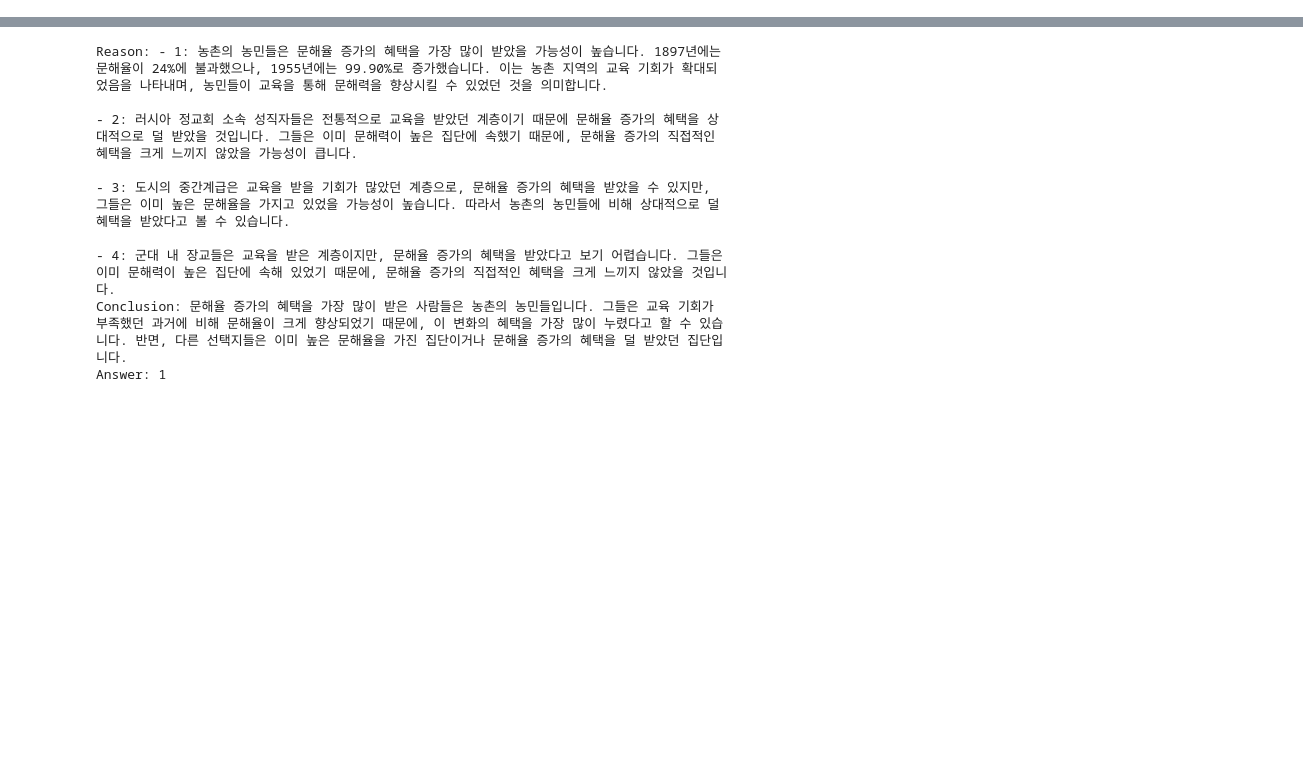
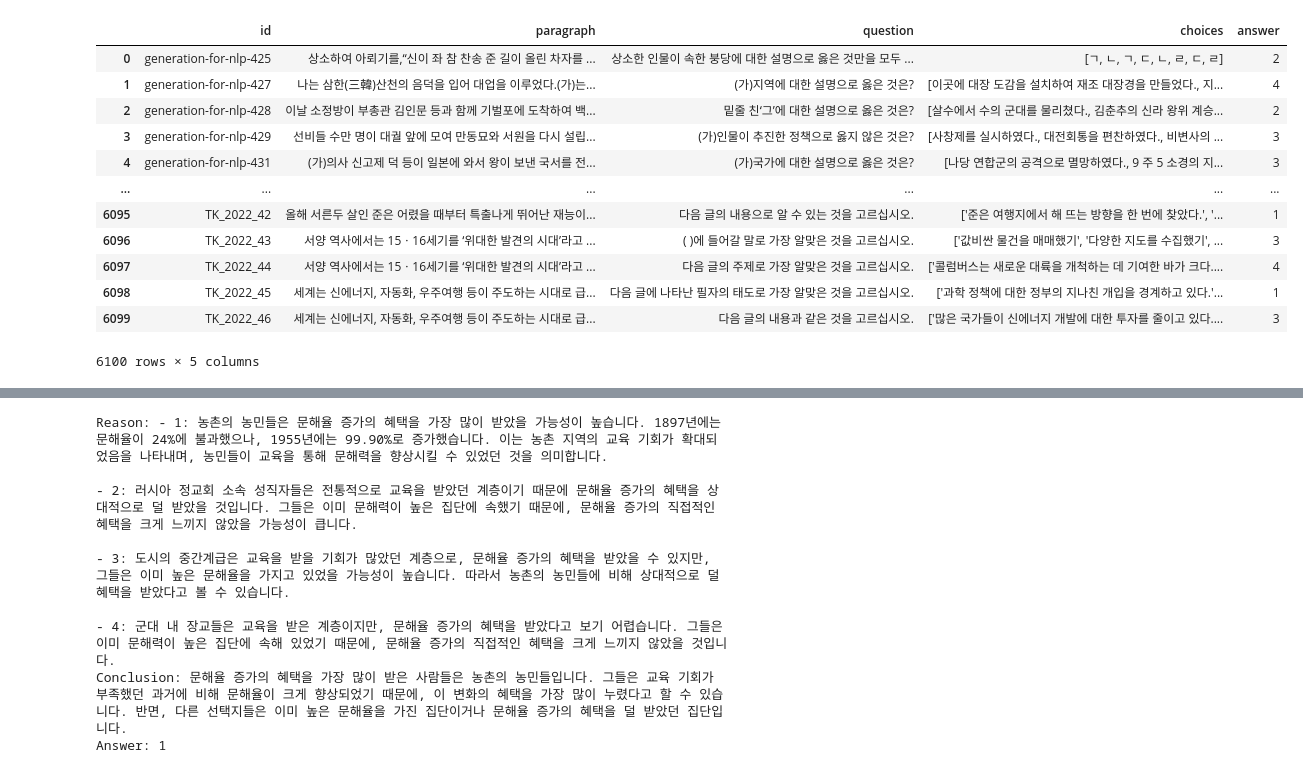
Before and after one commit to boostcampaitech7/level2-nlp-generationfornlp-nlp-10-lv3, a Jupyter notebook: EDA/eda2_gyeom.ipynb, the cells around one changed output, grey strips where cells are left out. Saved outputs shown, nothing was run; the diff lists cells and outputs as text; code cells hidden in the pictures; blank space fills up the shorter version.

```diff
--- a/EDA/eda2_gyeom.ipynb
+++ b/EDA/eda2_gyeom.ipynb
@@ -88,0 +136,2 @@ df
+# %%
+result = result.drop(columns=['question', 'choices', 'answer'])
@@ -88,0 +161,28 @@ df
+# %%
+import pandas as pd
+
+# 예제 데이터프레임 (df, df1 생성)
+
+# df1 = pd.read_csv("/data/ephemeral/home/gyeom/level2-nlp-generationfornlp-nlp-10-lv3/data/click_for_augment.csv")
+# # 1. df에서 'question_plus' 열 삭제
+# df = df.drop(columns=['question_plus'])
+cc = pd.read_csv('/data/ephemeral/home/gyeom/level2-nlp-generationfornlp-nlp-10-lv3/data/click_for_train.csv')
+# 2. df와 df1 병합
+result = pd.concat([result, cc], ignore_index=True)
+
+# 결과 출력
+result
+# %% [output]
+|  | id | paragraph | question | choices | answer |
+| 0 | generation-for-nlp-425 | 상소하여 아뢰기를,“신이 좌 참 찬송 준 길이 올린 차자를 ... | 상소한 인물이 속한 붕당에 대한 설명으로 옳은 것만을 모두 ... | [ㄱ, ㄴ, ㄱ, ㄷ, ㄴ, ㄹ, ㄷ, ㄹ] | 2 |
+| 1 | generation-for-nlp-427 | 나는 삼한(三韓)산천의 음덕을 입어 대업을 이루었다.(가)는... | (가)지역에 대한 설명으로 옳은 것은? | [이곳에 대장 도감을 설치하여 재조 대장경을 만들었다., 지... | 4 |
+| 2 | generation-for-nlp-428 | 이날 소정방이 부총관 김인문 등과 함께 기벌포에 도착하여 백... | 밑줄 친‘그’에 대한 설명으로 옳은 것은? | [살수에서 수의 군대를 물리쳤다., 김춘추의 신라 왕위 계승... | 2 |
+| 3 | generation-for-nlp-429 | 선비들 수만 명이 대궐 앞에 모여 만동묘와 서원을 다시 설립... | (가)인물이 추진한 정책으로 옳지 않은 것은? | [사창제를 실시하였다., 대전회통을 편찬하였다., 비변사의 ... | 3 |
+| 4 | generation-for-nlp-431 | (가)의사 신고제 덕 등이 일본에 와서 왕이 보낸 국서를 전... | (가)국가에 대한 설명으로 옳은 것은? | [나당 연합군의 공격으로 멸망하였다., 9 주 5 소경의 지... | 3 |
+| ... | ... | ... | ... | ... | ... |
+| 6095 | TK_2022_42 | 올해 서른두 살인 준은 어렸을 때부터 특출나게 뛰어난 재능이... | 다음 글의 내용으로 알 수 있는 것을 고르십시오. | ['준은 여행지에서 해 뜨는 방향을 한 번에 찾았다.', '... | 1 |
+| 6096 | TK_2022_43 | 서양 역사에서는 15ㆍ16세기를 ‘위대한 발견의 시대’라고 ... | ( )에 들어갈 말로 가장 알맞은 것을 고르십시오. | ['값비싼 물건을 매매했기', '다양한 지도를 수집했기', ... | 3 |
+| 6097 | TK_2022_44 | 서양 역사에서는 15ㆍ16세기를 ‘위대한 발견의 시대’라고 ... | 다음 글의 주제로 가장 알맞은 것을 고르십시오. | ['콜럼버스는 새로운 대륙을 개척하는 데 기여한 바가 크다.... | 4 |
+| 6098 | TK_2022_45 | 세계는 신에너지, 자동화, 우주여행 등이 주도하는 시대로 급... | 다음 글에 나타난 필자의 태도로 가장 알맞은 것을 고르십시오. | ['과학 정책에 대한 정부의 지나친 개입을 경계하고 있다.'... | 1 |
+| 6099 | TK_2022_46 | 세계는 신에너지, 자동화, 우주여행 등이 주도하는 시대로 급... | 다음 글의 내용과 같은 것을 고르십시오. | ['많은 국가들이 신에너지 개발에 대한 투자를 줄이고 있다.... | 3 |
+6100 rows × 5 columns
```
Also changed, not shown: parts of 21 cells of this notebook.
